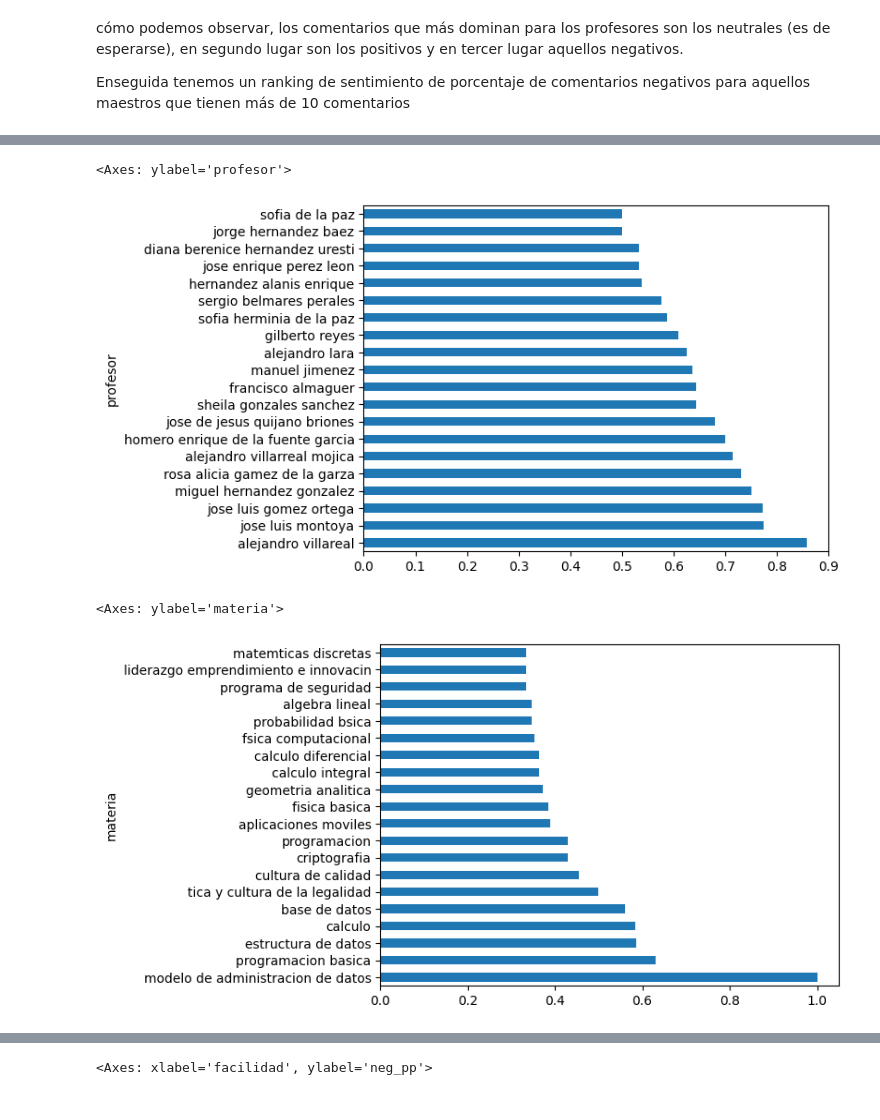
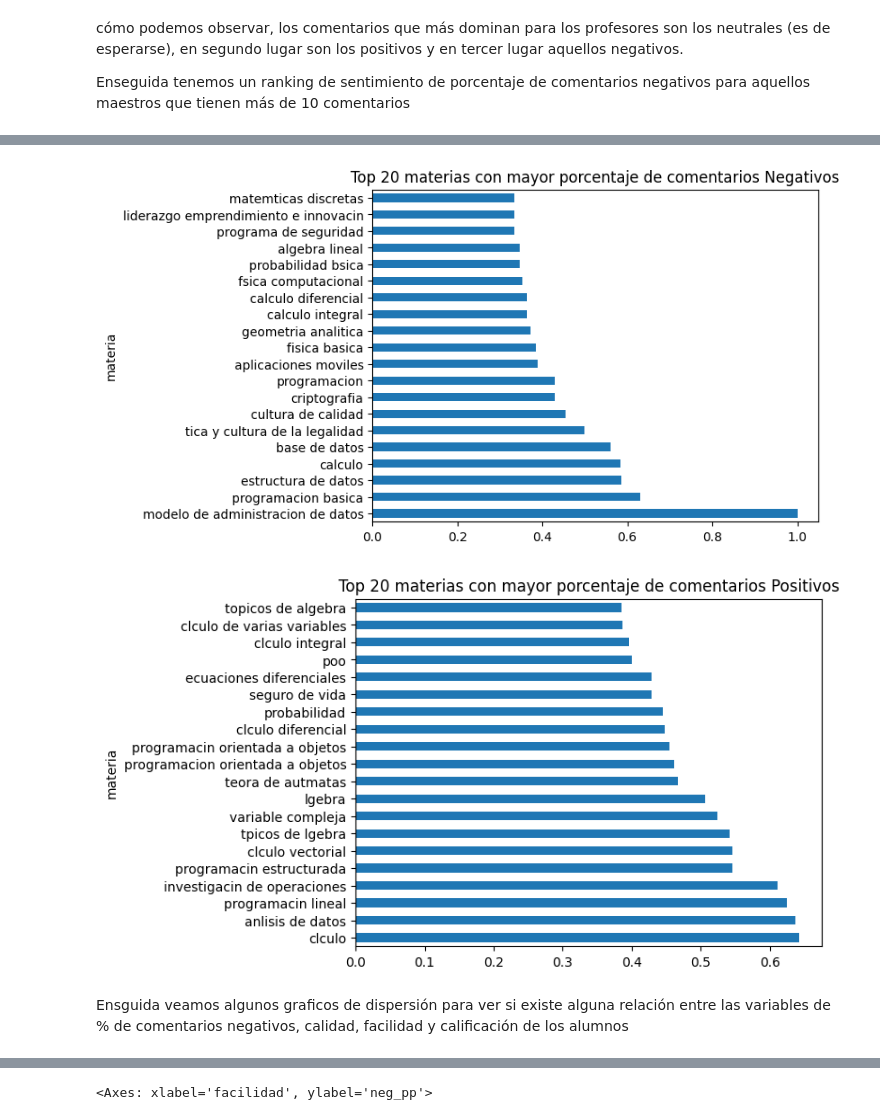
Before and after one commit to aldojda/BigData, a Jupyter notebook: Proyecto_1_Sentiment_Analysis_WebScrapping.ipynb, the cells around one changed output, grey strips where cells are left out. Cells and saved outputs as stored; diff of their text form; code cells hidden in the pictures.

```diff
--- a/Proyecto_1_Sentiment_Analysis_WebScrapping.ipynb
+++ b/Proyecto_1_Sentiment_Analysis_WebScrapping.ipynb
@@ -367,17 +387,21 @@ Enseguida tenemos un ranking de sentimiento de porcentaje de comentarios negativ
 # %%
-tab = df.groupby("profesor").sentiment.value_counts("normalize").unstack(-1).fillna(0)
-tab["comentarios"] = tab.index.map(df.groupby("profesor").sentiment.count().to_dict())
-tab[tab.comentarios>10].sort_values(by = "NEG", ascending = False).head(20).NEG.plot(kind = "barh")
+tab = df.groupby("materia").sentiment.value_counts("normalize").unstack(-1).fillna(0)
+tab["comentarios"] = tab.index.map(df.groupby("materia").sentiment.count().to_dict())
+ax = tab[tab.comentarios>10].sort_values(by = "NEG", ascending = False).head(20).NEG.plot(kind = "barh")
+plt.title("Top 20 materias con mayor porcentaje de comentarios Negativos")
+plt.show()
 # %% [output]
-<Axes: ylabel='profesor'>
-[figure, old version]
+[figure, new version]
 # %%
 tab = df.groupby("materia").sentiment.value_counts("normalize").unstack(-1).fillna(0)
 tab["comentarios"] = tab.index.map(df.groupby("materia").sentiment.count().to_dict())
-tab[tab.comentarios>10].sort_values(by = "NEG", ascending = False).head(20).NEG.plot(kind = "barh")
+ax = tab[tab.comentarios>10].sort_values(by = "POS", ascending = False).head(20).POS.plot(kind = "barh")
+plt.title("Top 20 materias con mayor porcentaje de comentarios Positivos")
+plt.show()
 # %% [output]
-<Axes: ylabel='materia'>
-[figure, old version]
+[figure, new version]
+# %% [markdown]
+Ensguida veamos algunos graficos de dispersión para ver si existe alguna relación entre las variables de % de comentarios negativos, calidad, facilidad y calificación de los alumnos
 # %%
 tab = df.groupby(["materia", "profesor"]).sentiment.value_counts().unstack(-1).fillna(0)
 tab.index = [i[0] + "_" + i[1] for i in tab.index]
```
Also changed, not shown: parts of 11 cells of this notebook.
